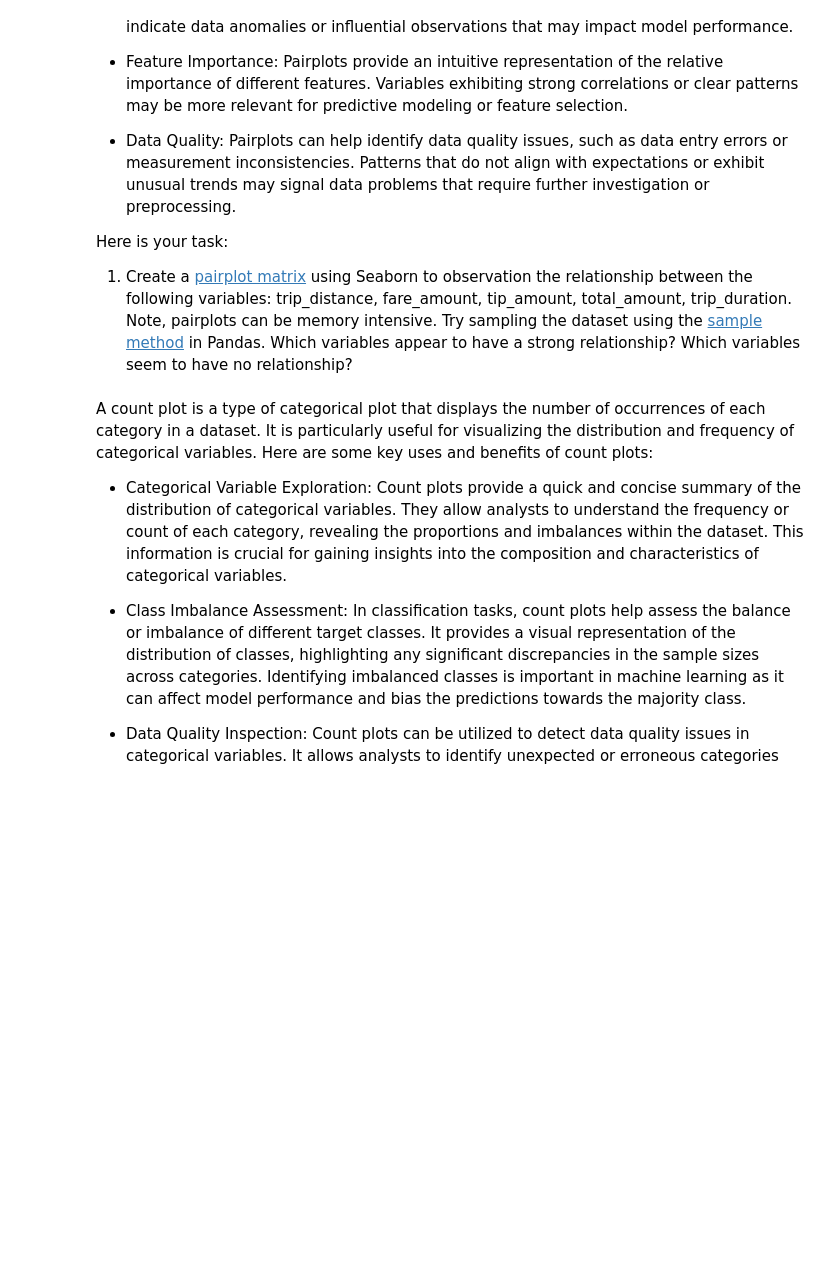
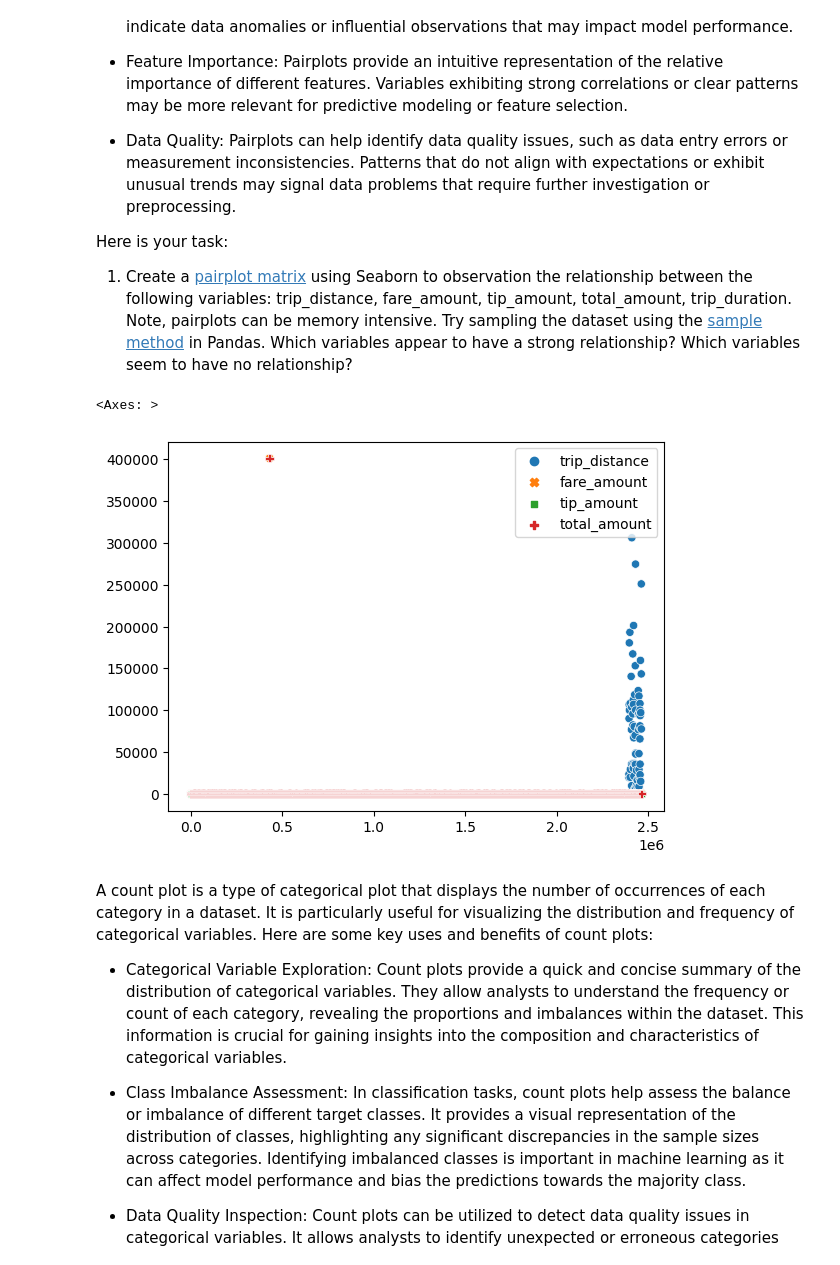
Before and after one commit to bdh777psu/UCSD-MLEBootcamp-Projects, a Jupyter notebook: Student_MLE_MiniProject_EDA.ipynb, the cells around one changed output. Drawn from its saved outputs; the diff is of its cells as text; code cells hidden in the pictures; blank space fills up the shorter version.

```diff
--- a/Student_MLE_MiniProject_EDA.ipynb
+++ b/Student_MLE_MiniProject_EDA.ipynb
@@ -143,6 +170,10 @@ Here is your task:
   1. Create a [pairplot matrix](https://seaborn.pydata.org/generated/seaborn.pairplot.html) using Seaborn to observation the relationship between the following variables: trip_distance, fare_amount, tip_amount, total_amount, trip_duration. Note, pairplots can be memory intensive. Try sampling the dataset using the [sample method](https://pandas.pydata.org/docs/reference/api/pandas.DataFrame.sample.html) in Pandas. Which variables appear to have a strong relationship? Which variables seem to have no relationship?
 # %%
 # Create a scatter plot matrix of numerical variables. If memory issues try the df.sample method.
+sns.scatterplot(data=numerical_yellow_tripdata)
+# %% [output]
+<Axes: >
+[figure, added]
 # %% [markdown]
 A count plot is a type of categorical plot that displays the number of occurrences of each category in a dataset. It is particularly useful for visualizing the distribution and frequency of categorical variables. Here are some key uses and benefits of count plots:
 
```
Also changed, not shown: parts of 10 cells of this notebook.
